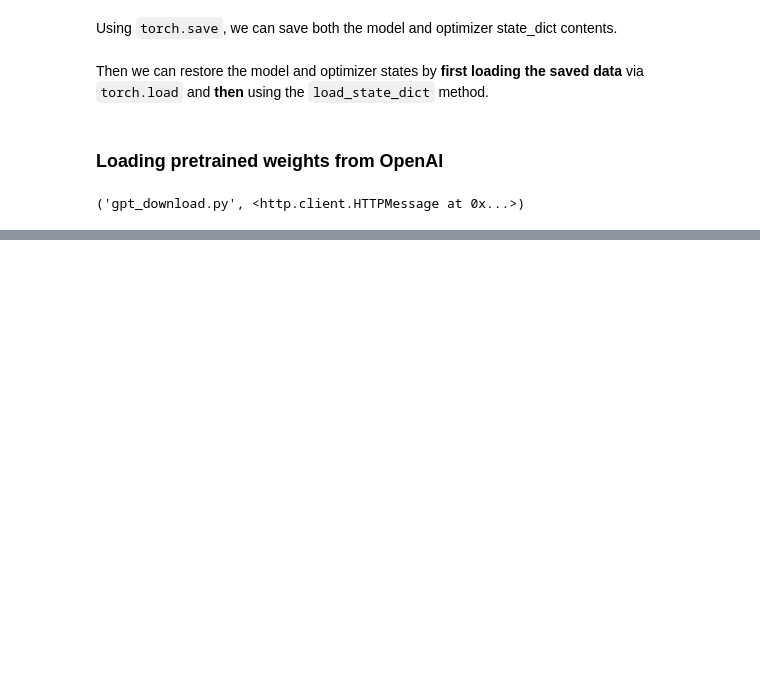
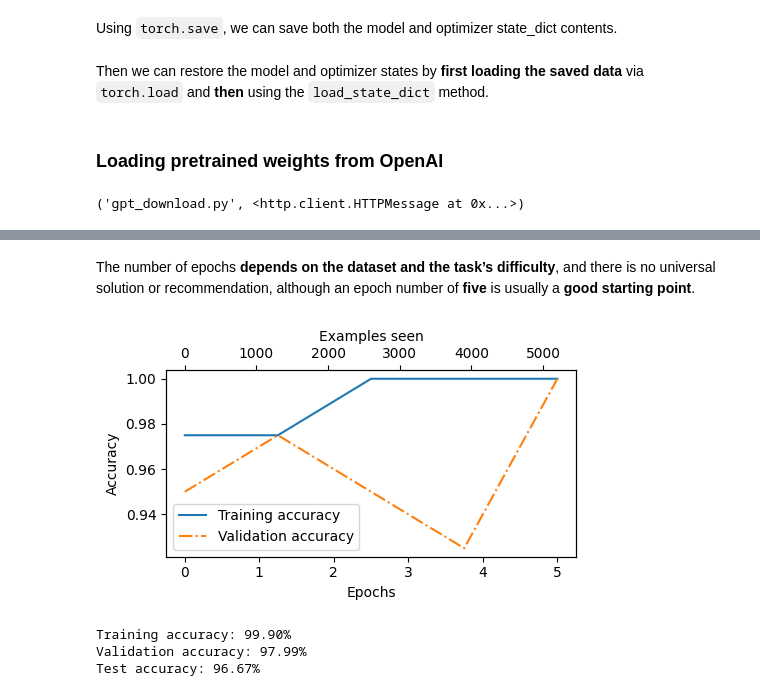
Before and after one commit to mitchell-cheng/AI-Practice, a Jupyter notebook: Building a Language Model/building_a_language_model.ipynb, the cells around one changed output, grey strips where cells are left out. Drawn from its saved outputs; the diff is of its cells as text; code cells hidden in the pictures; blank space fills up the shorter version.

```diff
--- a/Building a Language Model/building_a_language_model.ipynb
+++ b/Building a Language Model/building_a_language_model.ipynb
@@ -2473,0 +3117,10 @@ ModuleNotFoundError: No module named 'tensorflow'
+# %%
+def evaluate_model(model, train_loader, val_loader, device, eval_iter):
+    model.eval()
+
+    with torch.no_grad():
+        train_loss = calc_loss_loader(train_loader, model, device, num_batches=eval_iter)
+        val_loss = calc_loss_loader(val_loader, model, device, num_batches=eval_iter)
+
+    model.train()
+    return train_loss, val_loss
@@ -2473,0 +3232,25 @@ ModuleNotFoundError: No module named 'tensorflow'
+# %% [markdown]
+The number of epochs **depends on the dataset and the task’s difficulty**, and there is no universal solution or recommendation, although an epoch number of **five** is usually a
+**good starting point**.
+# %%
+epochs_tensor = torch.linspace(0, num_epochs, len(train_accs))
+examples_seen_tensor = torch.linspace(0, examples_seen, len(train_accs))
+
+plot_values(
+    epochs_tensor, examples_seen_tensor, train_accs, val_accs,
+    label="accuracy"
+)
+# %% [output]
+[figure, added]
+# %%
+train_accuracy = calc_accuracy_loader(train_loader, model, device)
+val_accuracy = calc_accuracy_loader(val_loader, model, device)
+test_accuracy = calc_accuracy_loader(test_loader, model, device)
+
+print(f"Training accuracy: {train_accuracy*100:.2f}%")
+print(f"Validation accuracy: {val_accuracy*100:.2f}%")
+print(f"Test accuracy: {test_accuracy*100:.2f}%")
+# %% [output]
+Training accuracy: 99.90%
+Validation accuracy: 97.99%
+Test accuracy: 96.67%
```
Also changed, not shown: parts of 62 cells of this notebook, 2 other files.
